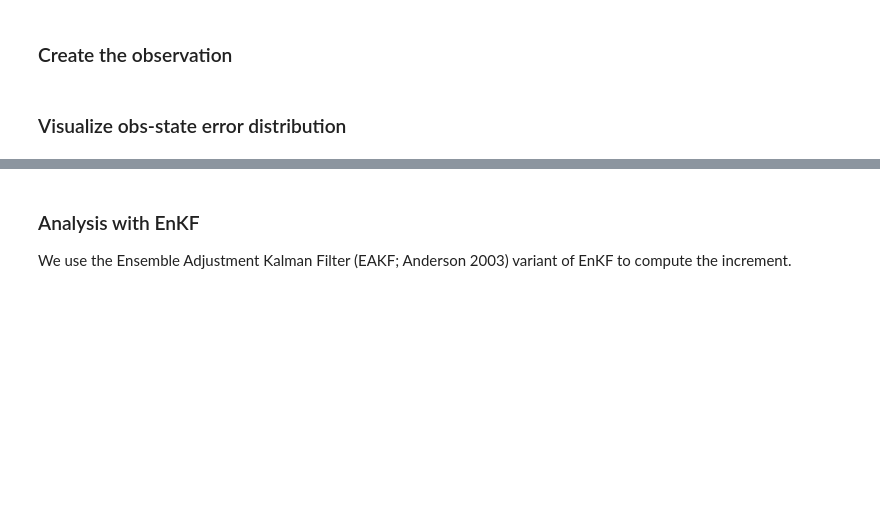
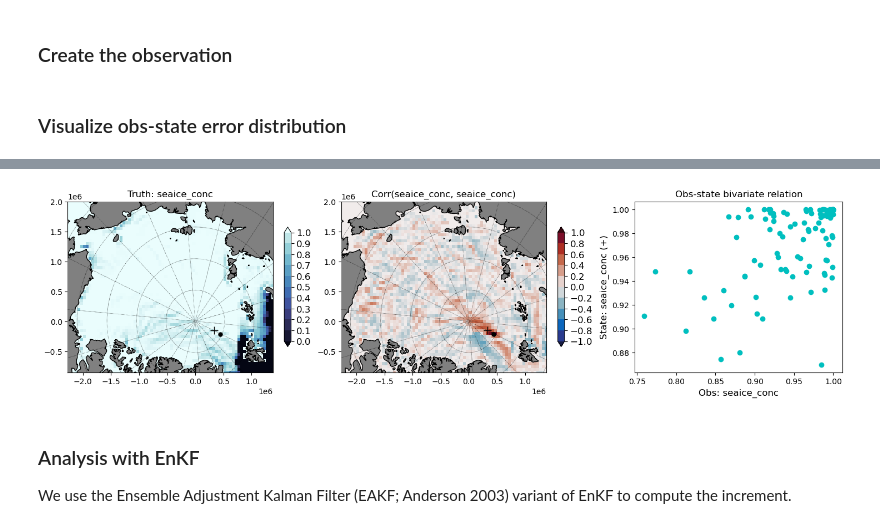
Before and after one commit to sasip-climate/notebooks-nextsim-workshop2025, a Jupyter notebook: assimilation/demo-osse.ipynb, the cells around one changed output, grey strips where cells are left out. Drawn from its saved outputs; the diff is of its cells as text; code cells hidden in the pictures; blank space fills up the shorter version.

```diff
--- a/assimilation/demo-osse.ipynb
+++ b/assimilation/demo-osse.ipynb
@@ -630,6 +643,13 @@ display(ui, interactive_plot)
 # %% [output]
 VBox(children=(IntSlider(value=52, description='i:', max=73), HBox(children=(IntSlider(value=14, description='…
 [interactive output not drawn]
+# %%
+# observation at . position
+# state variable at + position
+# left: true state; middle: correlation between obs and state; right: bivariate relation between obs and state
+plot_corr_map(i, j)
+# %% [output]
+[figure, added]
 # %% [markdown]
 ### Analysis with EnKF
 
```
Also changed, not shown: parts of 4 cells of this notebook.
